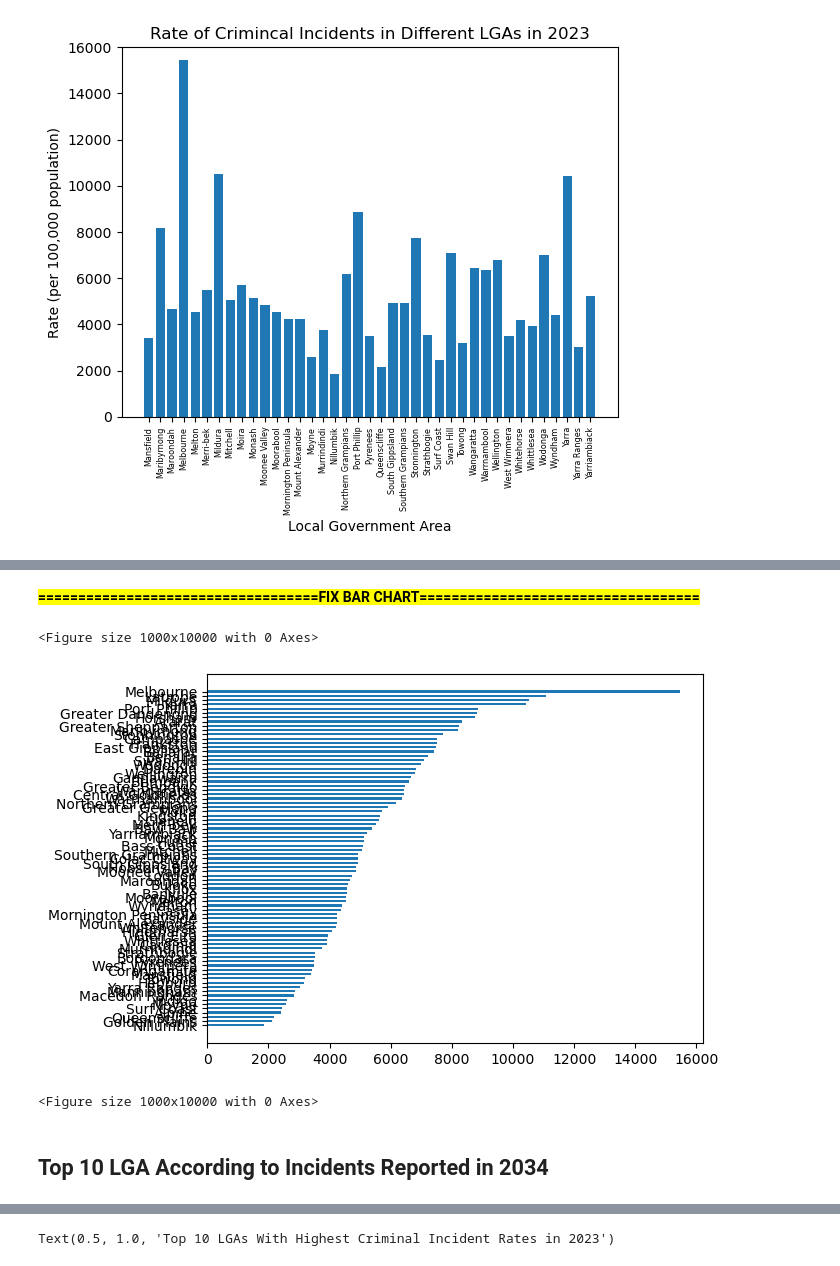
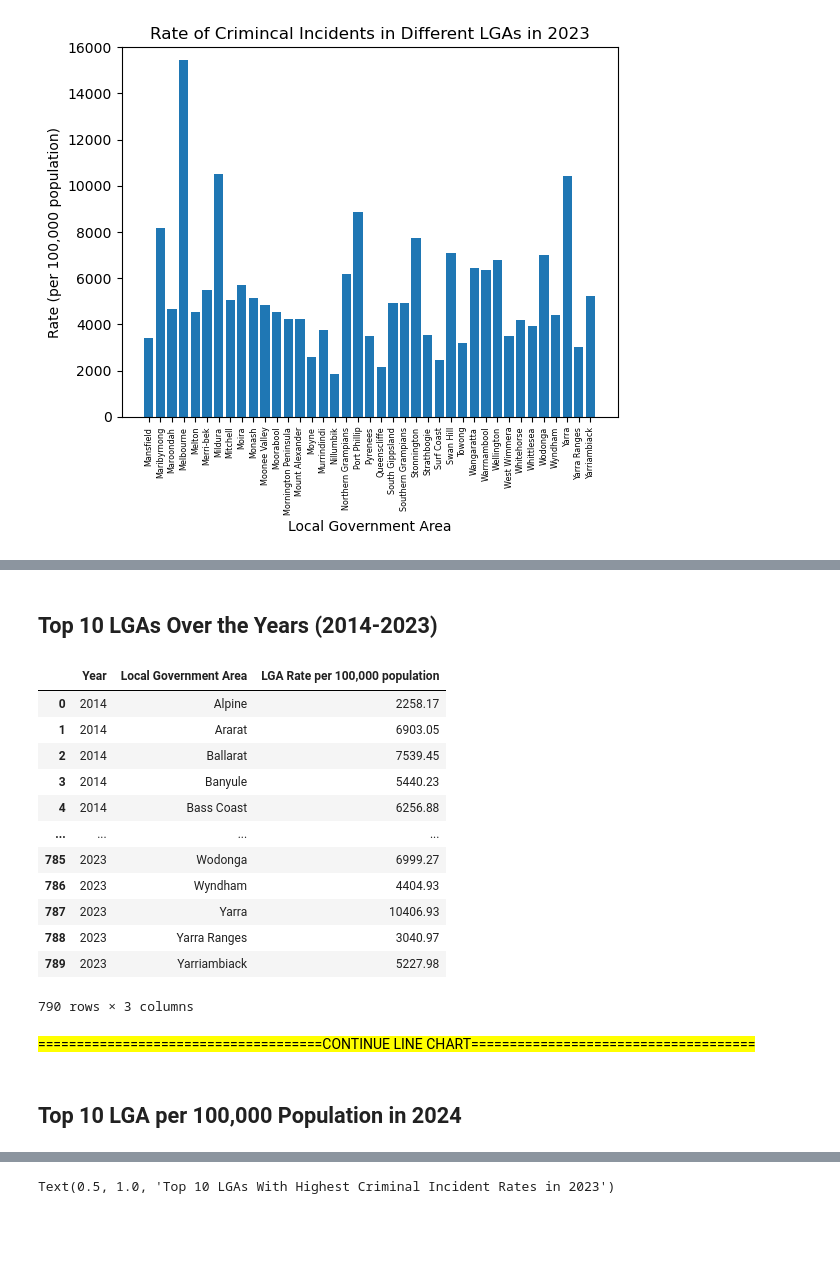
Before and after one commit to MahsaHesam/Project1, a Jupyter notebook: crime_main_code.ipynb, the cells around one changed output, grey strips where cells are left out. Cells and saved outputs as stored; diff of their text form; code cells hidden in the pictures; blank space fills up the shorter version.

```diff
--- a/crime_main_code.ipynb
+++ b/crime_main_code.ipynb
@@ -117,12 +99,21 @@ sorted_lga_incidents = sorted_lga_incidents.reset_index()
-# %% [markdown]
-<mark style="background-color: yellow">**===================================FIX BAR CHART===================================**</mark>
-# %%
-# Create horizontal bar chart
-plt.barh(sorted_lga_incidents["Local Government Area"], sorted_lga_incidents["LGA Rate per 100,000 population"],
-         height=0.5)
-plt.gca().invert_yaxis()
-plt.figure(figsize=(10,100))
-# %% [output]
-<Figure size 1000x10000 with 0 Axes>
-[figure, removed]
-<Figure size 1000x10000 with 0 Axes>
+# %% [markdown]
+## Top 10 LGAs Over the Years (2014-2023)
+# %%
+# Groupby Years
+y_group = clean_crimes.groupby(["Year", "Local Government Area"])["LGA Rate per 100,000 population"]
+y_df = pd.DataFrame(y_group.sum()).reset_index()
+y_df
+# %% [output]
+|  | Year | Local Government Area | LGA Rate per 100,000 population |
+| 0 | 2014 | Alpine | 2258.17 |
+| 1 | 2014 | Ararat | 6903.05 |
+| 2 | 2014 | Ballarat | 7539.45 |
+| 3 | 2014 | Banyule | 5440.23 |
+| 4 | 2014 | Bass Coast | 6256.88 |
+| ... | ... | ... | ... |
+| 785 | 2023 | Wodonga | 6999.27 |
+| 786 | 2023 | Wyndham | 4404.93 |
+| 787 | 2023 | Yarra | 10406.93 |
+| 788 | 2023 | Yarra Ranges | 3040.97 |
+| 789 | 2023 | Yarriambiack | 5227.98 |
+790 rows × 3 columns
@@ -129,2 +142,4 @@ plt.figure(figsize=(10,100))
+# %% [markdown]
+<mark style="background-color: yellow">=====================================CONTINUE LINE CHART=====================================</mark>
 # %% [markdown]
-## Top 10 LGA According to Incidents Reported in 2034
+## Top 10 LGA per 100,000 Population in 2024
```
Also changed, not shown: parts of 11 cells of this notebook, 1 other file.
